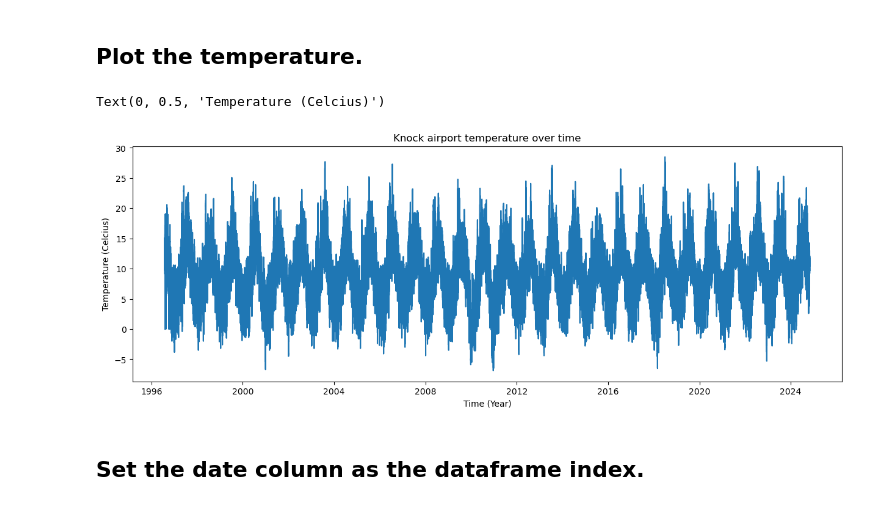
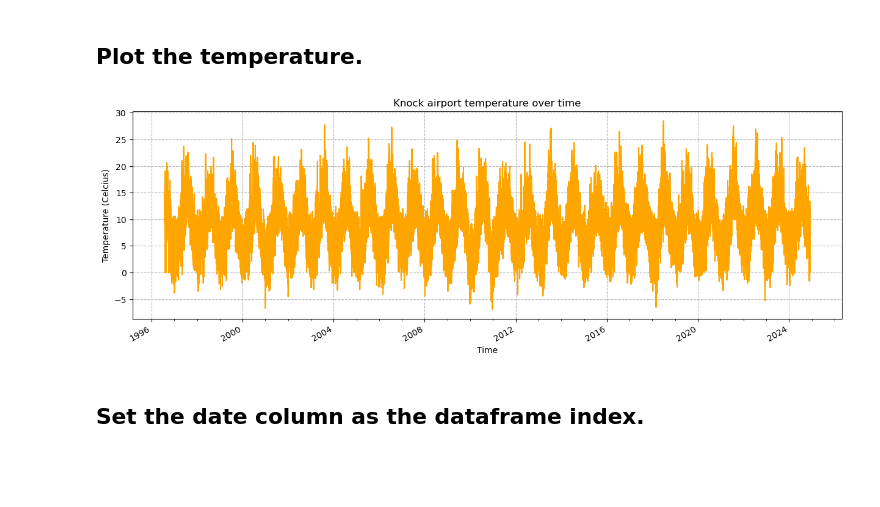
Before and after one commit to eoghanpw/PFDA-assignments, a Jupyter notebook: assignment_6_weather.ipynb, the cells around one changed output. Cells and saved outputs as stored; diff of their text form; code cells hidden in the pictures; blank space fills up the shorter version.

```diff
--- a/assignment_6_weather.ipynb
+++ b/assignment_6_weather.ipynb
@@ -14,7 +16,8 @@ import matplotlib.pyplot as plt
 ## Import the data.
 # %%
 # Need to ignore the first 23 rows of the data.
-w = pd.read_csv("https://cli.fusio.net/cli/climate_data/webdata/hly4935.csv", skiprows=23)
+weather = pd.read_csv("https://cli.fusio.net/cli/climate_data/webdata/hly4935.csv",
+                 skiprows=23)
 # %% [markdown]
 ## First look at the data.
 # %%
@@ -30,7 +33,7 @@ w.head()
 5 rows × 21 columns
 # %%
 # Let's drop the April row in the dataframe.
-weather = w[1:]
+weather = weather[1:]
 
 weather.head()
 # %% [output]
@@ -91,20 +78,33 @@ Name: date, Length: 247673, dtype: datetime64[ns]
 ## Plot the temperature.
 # %%
 # Plot temperature (temp) over time (date).
-
 x = weather["date"]
 y = weather["temp"]
 
 fig, ax = plt.subplots(figsize=(15, 5))
 
-ax.plot(x, y)
+ax.plot(x, y, color="orange")
 
 ax.set_title("Knock airport temperature over time")
-ax.set_xlabel("Time (Year)")
+ax.set_xlabel("Time")
 ax.set_ylabel("Temperature (Celcius)")
+
+# Format x axis.
+# References:
+# https://matplotlib.org/stable/api/dates_api.html#matplotlib.dates.ConciseDateFormatter
+# https://matplotlib.org/stable/gallery/showcase/anatomy.html
+# https://matplotlib.org/stable/api/_as_gen/matplotlib.figure.Figure.autofmt_xdate.html
+locator = mdates.AutoDateLocator()
+formatter = mdates.ConciseDateFormatter(locator)
+ax.xaxis.set_major_formatter(formatter)
+ax.xaxis.set_minor_locator(AutoMinorLocator(4))
+fig.autofmt_xdate()
+
+ax.grid(linestyle="--")
+
+plt.show()
 # %% [output]
-Text(0, 0.5, 'Temperature (Celcius)')
-[figure, old version]
+[figure, new version]
 # %% [markdown]
 ## Set the date column as the dataframe index.
 # %%
```
Also changed, not shown: parts of 19 cells of this notebook, 3 other files.
